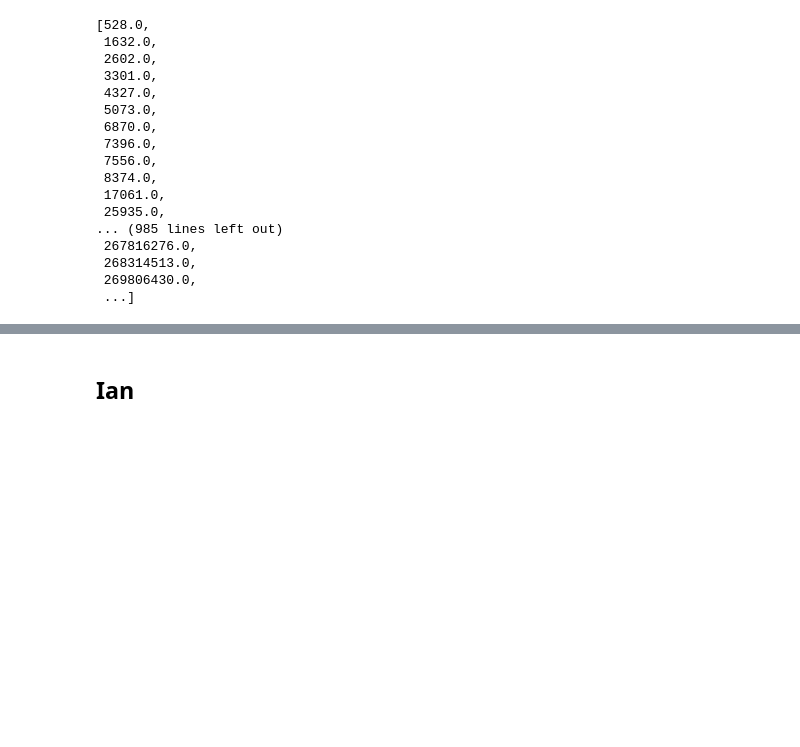
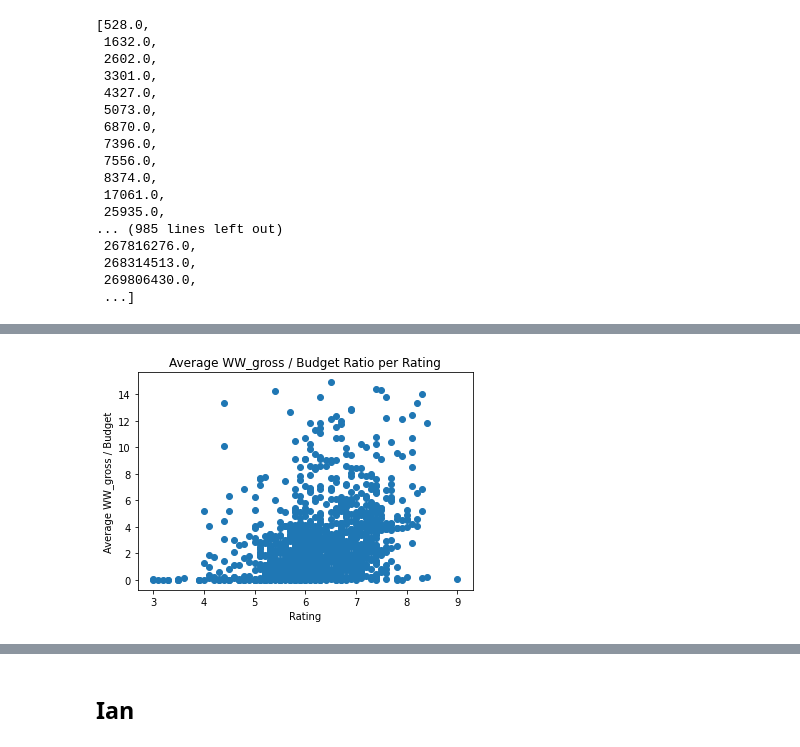
Before and after one commit to mfFrida/Capstone-Project-Semester-1, a Jupyter notebook: student.ipynb, the cells around one changed output, grey strips where cells are left out. Saved outputs shown, nothing was run; the diff lists cells and outputs as text; code cells hidden in the pictures; blank space fills up the shorter version.

```diff
--- a/student.ipynb
+++ b/student.ipynb
@@ -285,0 +326,4 @@ dtype: object
+# %%
+#create db that removes outliers
+ww_ratio_movie_db = movie_db.drop(movie_db[movie_db['ww_gross / budget'] > 15].index)
+ww_ratio_movie_db
@@ -285,0 +344,12 @@ dtype: object
+# %%
+x = ww_ratio_movie_db['vote_average']
+
+y = ww_ratio_movie_db['ww_gross / budget']
+
+plt.scatter(x, y)
+plt.xlabel('Rating')
+plt.ylabel('Average WW_gross / Budget')
+plt.title('Average WW_gross / Budget Ratio per Rating')
+plt.show()
+# %% [output]
+[figure, added]
```
Also changed, not shown: parts of 31 cells of this notebook.
